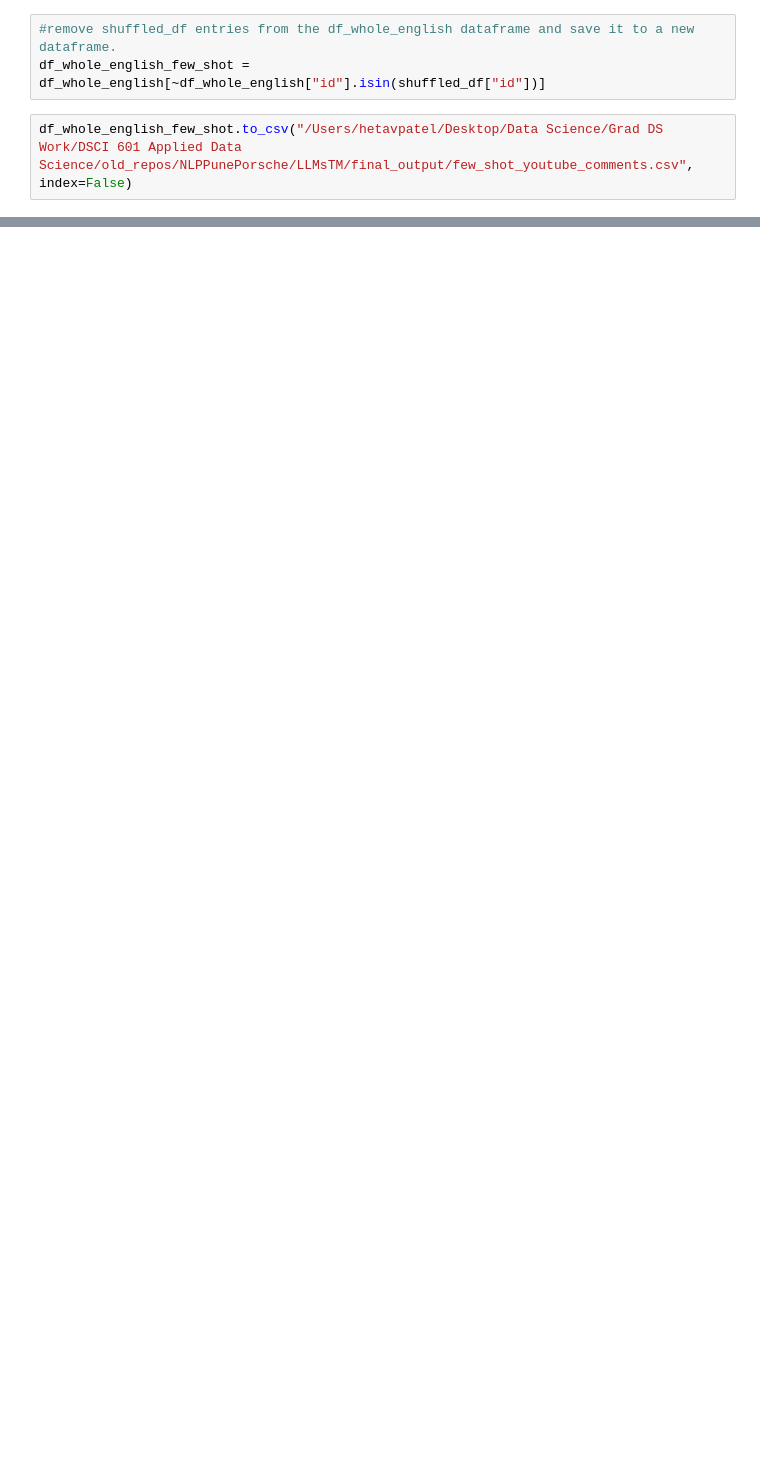
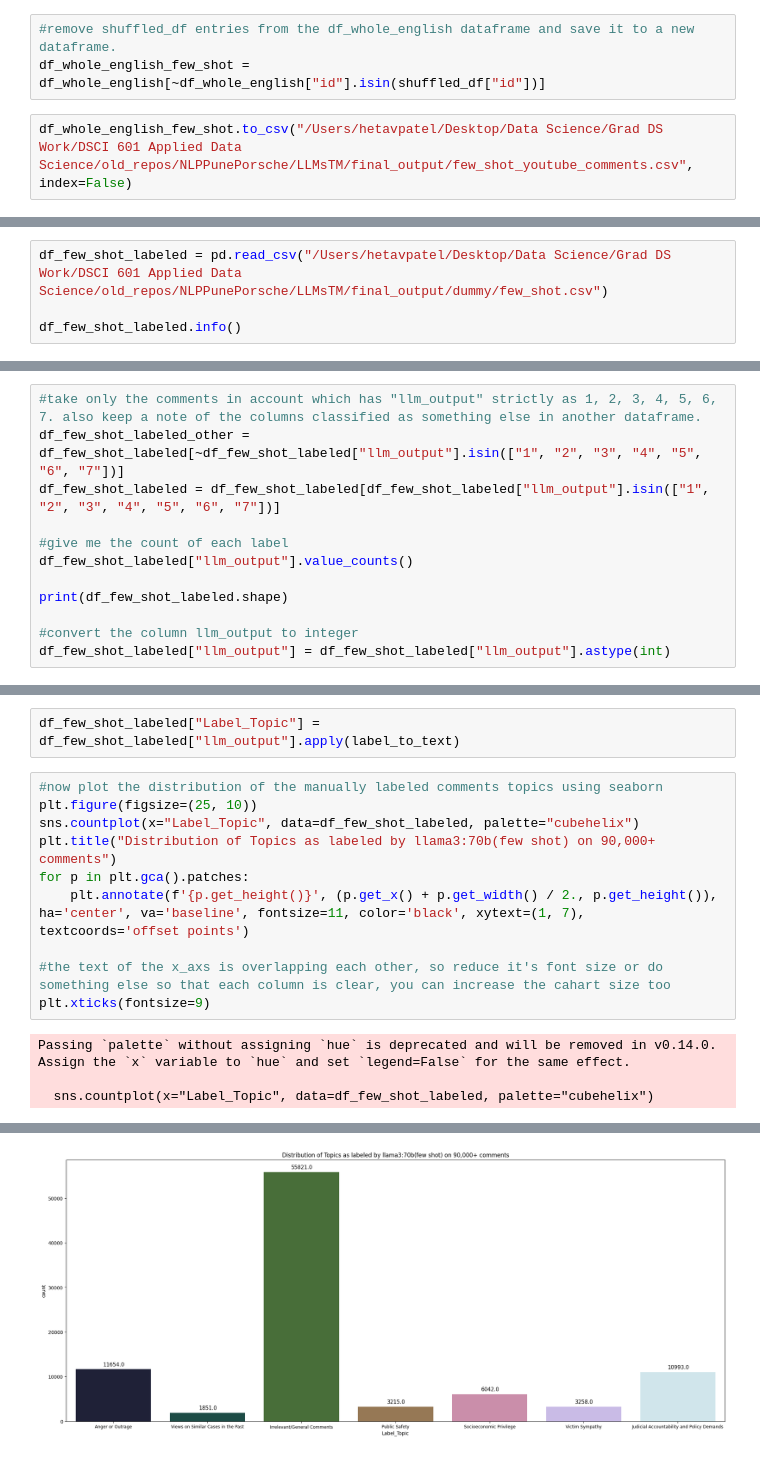
Before and after one commit to Hetav01/Public-Safety-Monitoring-India, a Jupyter notebook: LLMsTM/initial.ipynb, the cells around one changed output, grey strips where cells are left out. Saved outputs shown, nothing was run; the diff lists cells and outputs as text; blank space fills up the shorter version.

```diff
--- a/LLMsTM/initial.ipynb
+++ b/LLMsTM/initial.ipynb
@@ -294,0 +310,4 @@ df_whole_english_few_shot.to_csv("/Users/hetavpatel/Desktop/Data Science/Grad DS
+# %%
+df_few_shot_labeled = pd.read_csv("/Users/hetavpatel/Desktop/Data Science/Grad DS Work/DSCI 601 Applied Data Science/old_repos/NLPPunePorsche/LLMsTM/final_output/dummy/few_shot.csv")
+
+df_few_shot_labeled.info()
@@ -294,0 +326,12 @@ df_whole_english_few_shot.to_csv("/Users/hetavpatel/Desktop/Data Science/Grad DS
+# %%
+#take only the comments in account which has "llm_output" strictly as 1, 2, 3, 4, 5, 6, 7. also keep a note of the columns classified as something else in another dataframe.
+df_few_shot_labeled_other = df_few_shot_labeled[~df_few_shot_labeled["llm_output"].isin(["1", "2", "3", "4", "5", "6", "7"])]
+df_few_shot_labeled = df_few_shot_labeled[df_few_shot_labeled["llm_output"].isin(["1", "2", "3", "4", "5", "6", "7"])]
+
+#give me the count of each label
+df_few_shot_labeled["llm_output"].value_counts()
+
+print(df_few_shot_labeled.shape)
+
+#convert the column llm_output to integer
+df_few_shot_labeled["llm_output"] = df_few_shot_labeled["llm_output"].astype(int)
@@ -294,0 +368,16 @@ df_whole_english_few_shot.to_csv("/Users/hetavpatel/Desktop/Data Science/Grad DS
+# %%
+df_few_shot_labeled["Label_Topic"] = df_few_shot_labeled["llm_output"].apply(label_to_text)
+# %%
+#now plot the distribution of the manually labeled comments topics using seaborn
+plt.figure(figsize=(25, 10))
+sns.countplot(x="Label_Topic", data=df_few_shot_labeled, palette="cubehelix")
+plt.title("Distribution of Topics as labeled by llama3:70b(few shot) on 90,000+ comments")
+for p in plt.gca().patches:
+    plt.annotate(f'{p.get_height()}', (p.get_x() + p.get_width() / 2., p.get_height()), ha='center', va='baseline', fontsize=11, color='black', xytext=(1, 7), textcoords='offset points')
+
+#the text of the x_axs is overlapping each other, so reduce it's font size or do something else so that each column is clear, you can increase the cahart size too
+plt.xticks(fontsize=9)
+# %% [output]
+Passing `palette` without assigning `hue` is deprecated and will be removed in v0.14.0. Assign the `x` variable to `hue` and set `legend=False` for the same effect.
+
+  sns.countplot(x="Label_Topic", data=df_few_shot_labeled, palette="cubehelix")
@@ -294,0 +392 @@ df_whole_english_few_shot.to_csv("/Users/hetavpatel/Desktop/Data Science/Grad DS
+[figure, added]
```
Also changed, not shown: parts of 15 cells of this notebook, 2 other files.
